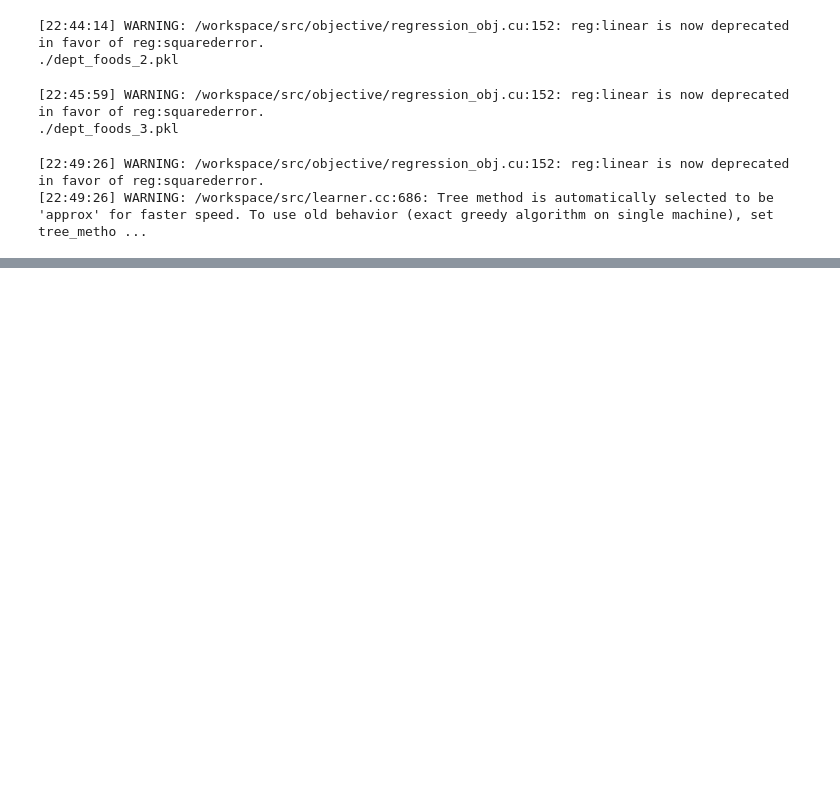
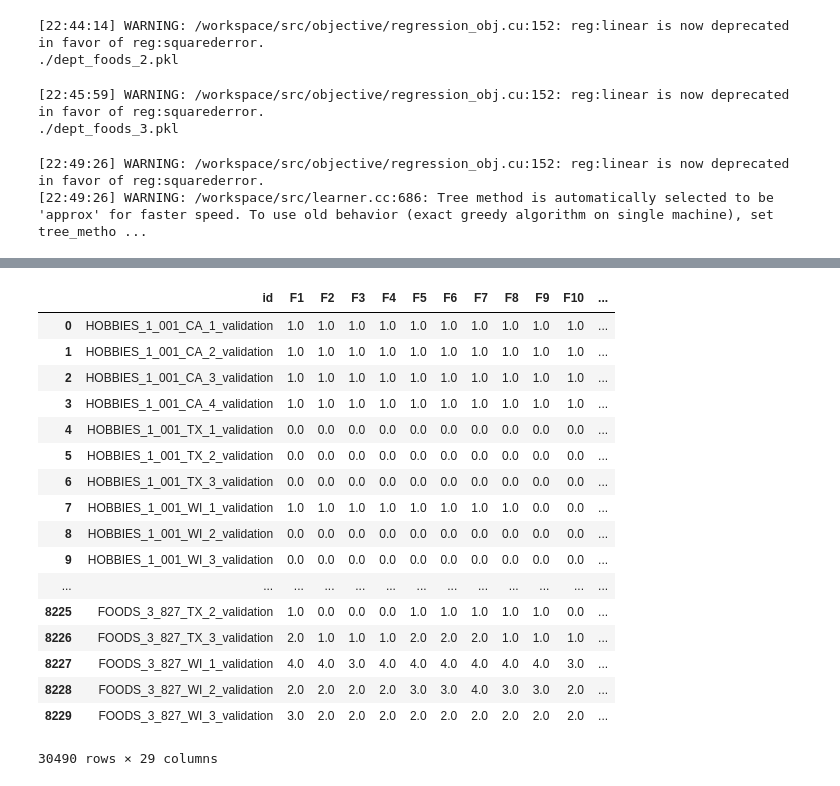
Before and after one commit to atabas/M5-Forecasting-Accuracy, a Jupyter notebook: 6-XGBoostDepartmentLevel.ipynb, the cells around one changed output, grey strips where cells are left out. Drawn from its saved outputs; the diff is of its cells as text; code cells hidden in the pictures; blank space fills up the shorter version.

Commit message:
generate xgboost predictions

```diff
--- a/6-XGBoostDepartmentLevel.ipynb
+++ b/6-XGBoostDepartmentLevel.ipynb
@@ -99,0 +120,5 @@ array(['HOBBIES_2_001', 'HOBBIES_2_002', 'HOBBIES_2_003', ...,
+# %%
+column_order = []
+for i in range(1,29):
+    column_order.append('F'+str(i))
+column_order
@@ -99,0 +197,43 @@ array(['HOBBIES_2_001', 'HOBBIES_2_002', 'HOBBIES_2_003', ...,
+# %%
+merged_df = None
+for dept in unique_dept_ids:
+    filename = './dept_'+dept.lower()+'_predictions.pkl'
+    df = pd.read_pickle(filename)
+    df['item_id'] = leitem_id.inverse_transform(df.item_id)
+    df['store_id'] = lestore_id.inverse_transform(df.store_id)
+
+    df['day_number'] = df['day_number'].astype(np.int16) - 1913
+    df['day_number'] = 'F'+ df['day_number'].astype(str)
+
+    df['id'] = df['item_id']+'_'+df['store_id']+'_validation'
+    df = df.pivot(index='id', columns='day_number', values=['units_sold'])
+    df.reset_index()
+    df.columns = df.columns.droplevel()
+    df = df.reset_index()
+    del df.columns.name
+    df = df[['id'] + column_order]
+    if merged_df is None:
+        merged_df = df
+    else:
+        merged_df = pd.concat([merged_df, df])
+# %%
+merged_df
+# %% [output]
+|  | id | F1 | F2 | F3 | F4 | F5 | F6 | F7 | F8 | F9 | F10 | ... |
+| 0 | HOBBIES_1_001_CA_1_validation | 1.0 | 1.0 | 1.0 | 1.0 | 1.0 | 1.0 | 1.0 | 1.0 | 1.0 | 1.0 | ... |
+| 1 | HOBBIES_1_001_CA_2_validation | 1.0 | 1.0 | 1.0 | 1.0 | 1.0 | 1.0 | 1.0 | 1.0 | 1.0 | 1.0 | ... |
+| 2 | HOBBIES_1_001_CA_3_validation | 1.0 | 1.0 | 1.0 | 1.0 | 1.0 | 1.0 | 1.0 | 1.0 | 1.0 | 1.0 | ... |
+| 3 | HOBBIES_1_001_CA_4_validation | 1.0 | 1.0 | 1.0 | 1.0 | 1.0 | 1.0 | 1.0 | 1.0 | 1.0 | 1.0 | ... |
+| 4 | HOBBIES_1_001_TX_1_validation | 0.0 | 0.0 | 0.0 | 0.0 | 0.0 | 0.0 | 0.0 | 0.0 | 0.0 | 0.0 | ... |
+| 5 | HOBBIES_1_001_TX_2_validation | 0.0 | 0.0 | 0.0 | 0.0 | 0.0 | 0.0 | 0.0 | 0.0 | 0.0 | 0.0 | ... |
+| 6 | HOBBIES_1_001_TX_3_validation | 0.0 | 0.0 | 0.0 | 0.0 | 0.0 | 0.0 | 0.0 | 0.0 | 0.0 | 0.0 | ... |
+| 7 | HOBBIES_1_001_WI_1_validation | 1.0 | 1.0 | 1.0 | 1.0 | 1.0 | 1.0 | 1.0 | 1.0 | 0.0 | 0.0 | ... |
+| 8 | HOBBIES_1_001_WI_2_validation | 0.0 | 0.0 | 0.0 | 0.0 | 0.0 | 0.0 | 0.0 | 0.0 | 0.0 | 0.0 | ... |
+| 9 | HOBBIES_1_001_WI_3_validation | 0.0 | 0.0 | 0.0 | 0.0 | 0.0 | 0.0 | 0.0 | 0.0 | 0.0 | 0.0 | ... |
+| ... | ... | ... | ... | ... | ... | ... | ... | ... | ... | ... | ... | ... |
+| 8225 | FOODS_3_827_TX_2_validation | 1.0 | 0.0 | 0.0 | 0.0 | 1.0 | 1.0 | 1.0 | 1.0 | 1.0 | 0.0 | ... |
+| 8226 | FOODS_3_827_TX_3_validation | 2.0 | 1.0 | 1.0 | 1.0 | 2.0 | 2.0 | 2.0 | 1.0 | 1.0 | 1.0 | ... |
+| 8227 | FOODS_3_827_WI_1_validation | 4.0 | 4.0 | 3.0 | 4.0 | 4.0 | 4.0 | 4.0 | 4.0 | 4.0 | 3.0 | ... |
+| 8228 | FOODS_3_827_WI_2_validation | 2.0 | 2.0 | 2.0 | 2.0 | 3.0 | 3.0 | 4.0 | 3.0 | 3.0 | 2.0 | ... |
+| 8229 | FOODS_3_827_WI_3_validation | 3.0 | 2.0 | 2.0 | 2.0 | 2.0 | 2.0 | 2.0 | 2.0 | 2.0 | 2.0 | ... |
+30490 rows × 29 columns
```
Also changed, not shown: parts of 17 cells of this notebook.
